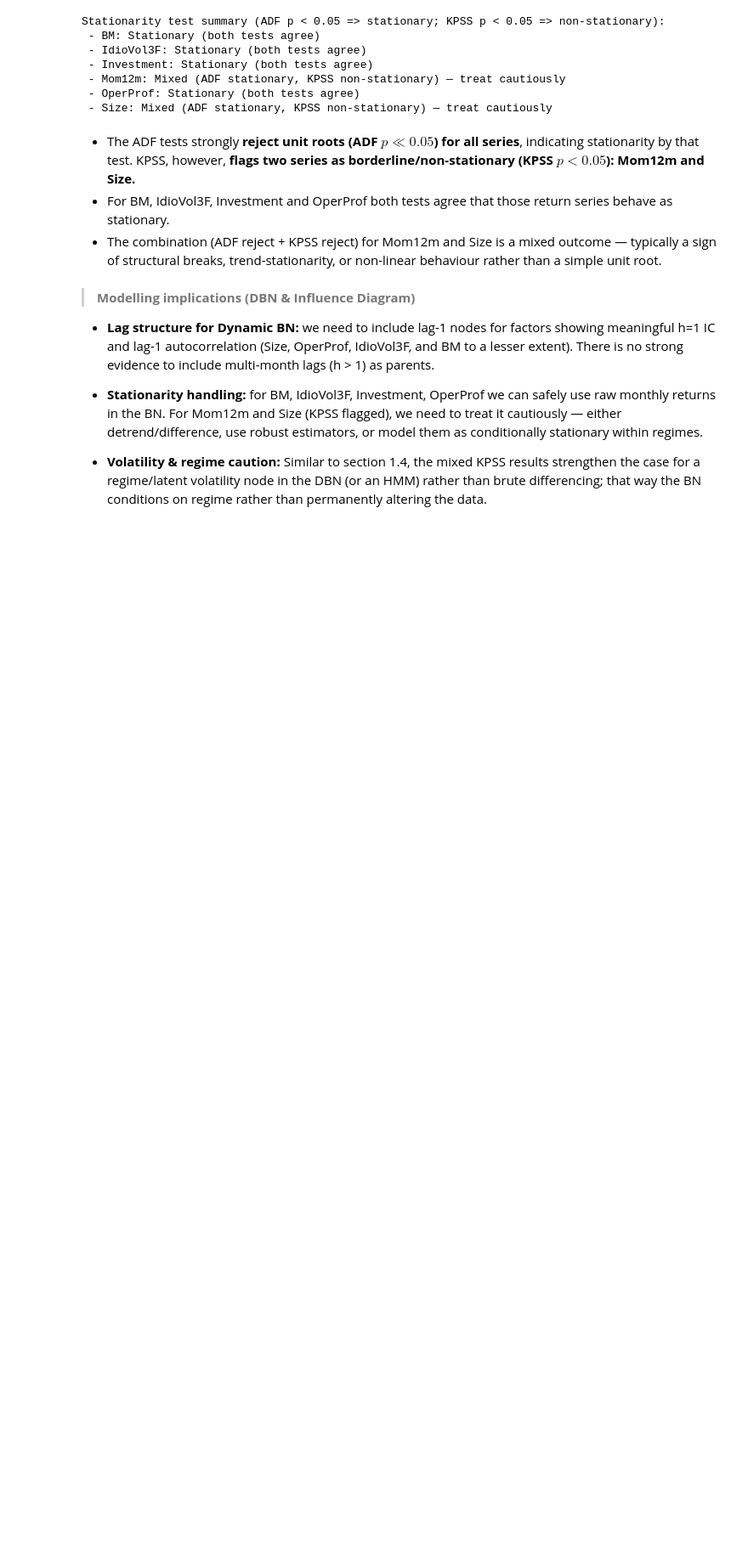
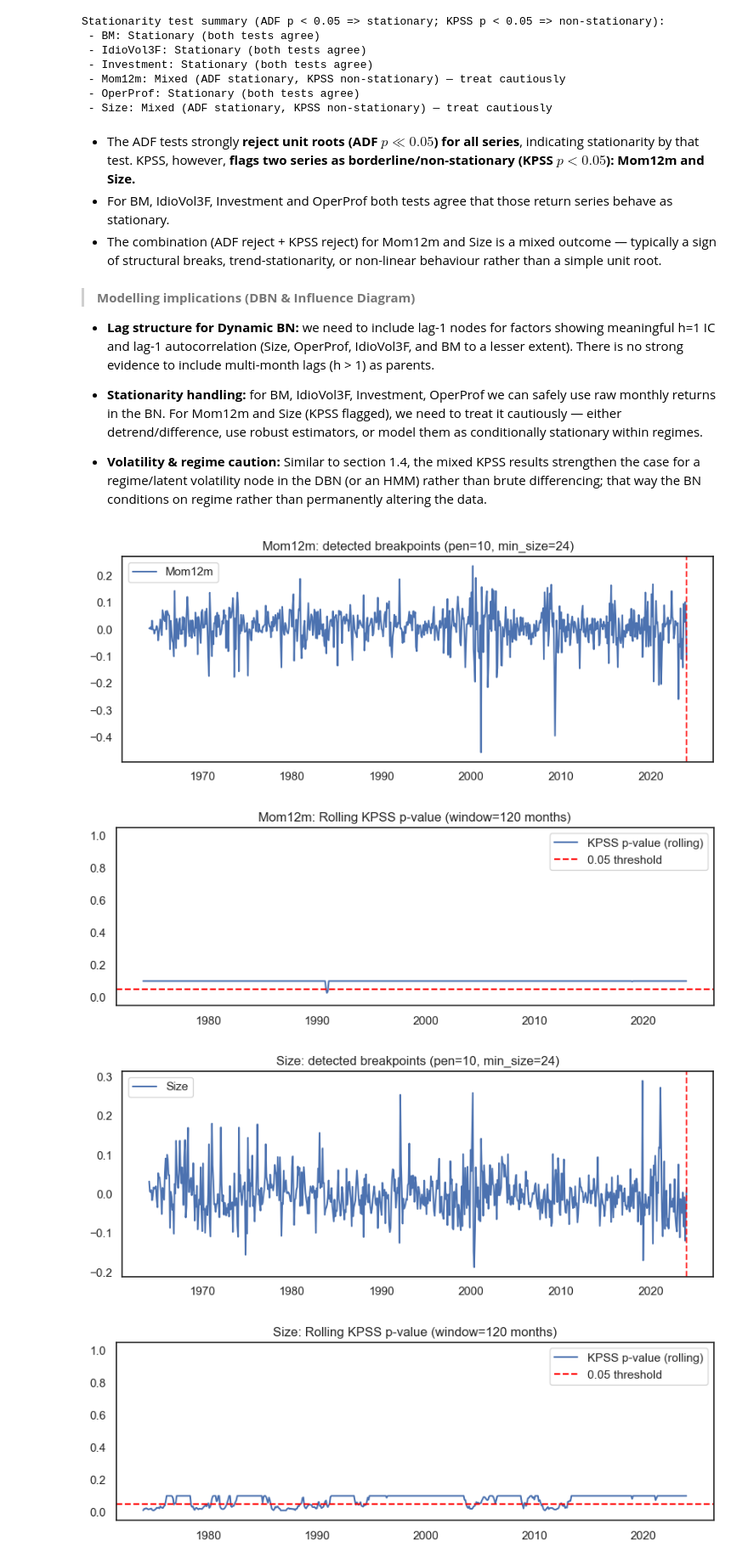
Before and after one commit to dipanshusharma2001/MScFE_WQU_Capstone_Project, a Jupyter notebook: notebooks/01_EDA_ETL.ipynb, the cells around one changed output. Shown at 85% size. Saved outputs shown, nothing was run; the diff lists cells and outputs as text; code cells hidden in the pictures; blank space fills up the shorter version.

```diff
--- a/notebooks/01_EDA_ETL.ipynb
+++ b/notebooks/01_EDA_ETL.ipynb
@@ -721,6 +732,9 @@ GARCH parameters show classic persistence:
 ### **Step 1.5- Information Coefficient (IC) and Stationarity Tests**
 # %%
 os.makedirs(f"{outputs_dir}/eda/5. IC_stationarity_stats", exist_ok=True)
+
+# reading the osap factor returns data
+osap_factor_returns = pd.read_csv(f"{inputs_dir}/clean/osap_factor_returns.csv", index_col=0, parse_dates=True)
 # %%
 # 1. information coefficient (IC)
 factors = osap_factor_returns/100.0 # convert to decimal returns
@@ -838,3 +852,65 @@ Stationarity test summary (ADF p < 0.05 => stationary; KPSS p < 0.05 => non-stat
 - **Stationarity handling:** for BM, IdioVol3F, Investment, OperProf we can safely use raw monthly returns in the BN. For Mom12m and Size (KPSS flagged), we need to treat it cautiously — either detrend/difference, use robust estimators, or model them as conditionally stationary within regimes.
 
 - **Volatility & regime caution:** Similar to section 1.4, the mixed KPSS results strengthen the case for a regime/latent volatility node in the DBN (or an HMM) rather than brute differencing; that way the BN conditions on regime rather than permanently altering the data.
+# %%
+# checking structural breaks using Bai-Perron Test and Rolling KPSS test for Mom12m and Size factors
+# since these two factors have shown mixed and non-stationary results in ADF and KPSS tests
+
+targets = ['Mom12m', 'Size']
+model = "rbf"
+penalty = 10
+min_size = 24
+
+results = {}
+
+for col in targets:
+    series = factors[col]
+
+    # ruptures Pelt detection
+    algo = rpt.Pelt(model=model, min_size=min_size).fit(series.values)
+    bkpts = algo.predict(pen=penalty)  # list of break index positions (1-based index of end of segment)
+    times = factors[col].index
+    break_dates = [times[b-1] for b in bkpts if b <= len(times)]
+    results[col] = {'breakpoints_idx': bkpts, 'break_dates': break_dates}
+
+    # Plot series with breakpoints
+    fig, ax = plt.subplots(1,1, figsize=(10,3.5))
+    ax.plot(times, series, label=col)
+    for d in break_dates:
+        ax.axvline(d, color='red', linestyle='--', alpha=0.8)
+    ax.set_title(f"{col}: detected breakpoints (pen={penalty}, min_size={min_size})")
+    ax.legend()
+
+    fig.savefig(f"{outputs_dir}/eda/5. IC_stationarity_stats/osap_{col}_ruptures_breakpoints.png", dpi=200, bbox_inches='tight')
+    plt.show()
+    plt.close(fig)
+
+    # Rolling KPSS
+    window = 120   # months (10 years) rolling window; adjust to 60/120
+    kpss_pvals = []
+    roll_index = []
+    s = pd.Series(series, index=times)
+    for i in range(window, len(s)+1):
+        w = s.iloc[i-window:i]
+        stat, pval, _, _ = kpss(w, regression='c', nlags='auto')
+        kpss_pvals.append(pval)
+        roll_index.append(w.index[-1])
+    kpss_df = pd.DataFrame({'kpss_pvalue': kpss_pvals}, index=roll_index)
+    kpss_df.to_csv(f"{outputs_dir}/eda/5. IC_stationarity_stats/osap_{col}_rolling_kpss_{window}m.csv")
+
+    # plotting rolling KPSS
+    fig, ax = plt.subplots(1,1, figsize=(10,3))
+    ax.plot(kpss_df.index, kpss_df['kpss_pvalue'], label='KPSS p-value (rolling)')
+    ax.axhline(0.05, color='red', linestyle='--', label='0.05 threshold')
+    ax.set_ylim(-0.05, 1.05)
+    ax.set_title(f"{col}: Rolling KPSS p-value (window={window} months)")
+    ax.legend()
+
+    fig.savefig(f"{outputs_dir}/eda/5. IC_stationarity_stats/osap_{col}_rolling_kpss_{window}m.png", dpi=200, bbox_inches='tight')
+    plt.show()
+    plt.close(fig)
+# %% [output]
+[figure, added]
+[figure, added]
+[figure, added]
+[figure, added]
```
Also changed, not shown: parts of 15 cells of this notebook.
